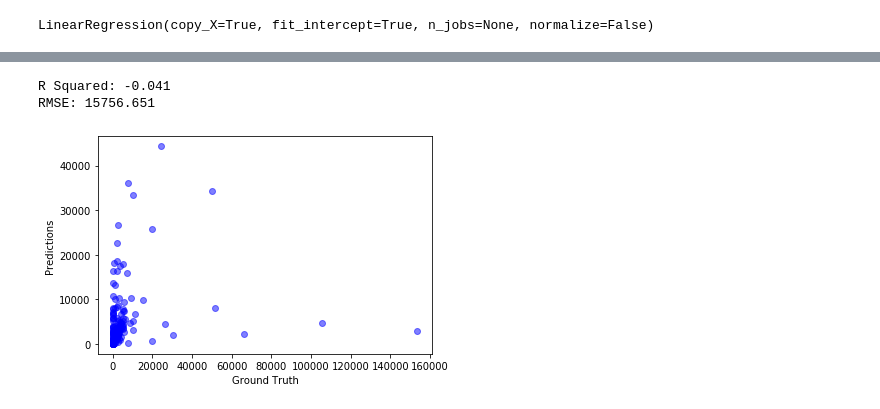
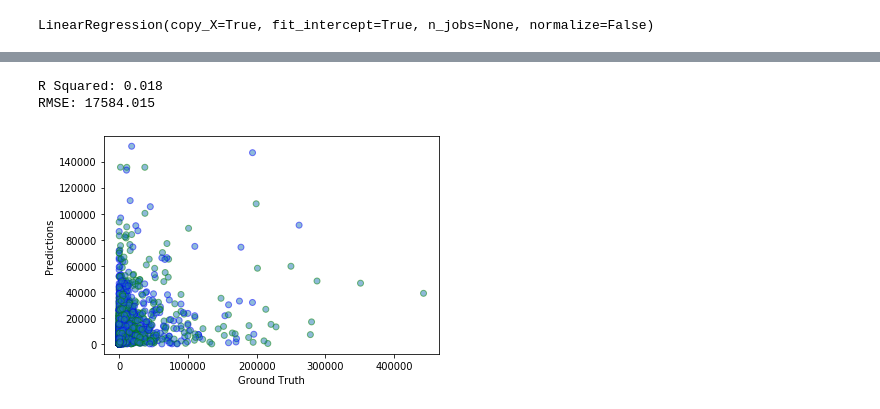
Before and after one commit to ronaldjs/BigDataModels, a Jupyter notebook: Task-3-OneCredit.ipynb, the cells around one changed output, grey strips where cells are left out. Cells and saved outputs as stored; diff of their text form; code cells hidden in the pictures.

```diff
--- a/Task-3-OneCredit.ipynb
+++ b/Task-3-OneCredit.ipynb
@@ -23,7 +23,7 @@ from sklearn.model_selection import cross_val_score
 
 from sklearn.model_selection import train_test_split
 # %%
-rawData  = pd.read_csv(r'C:\Users\RJimenez\Desktop\defaultCards.csv', header =1)
+rawData  = pd.read_csv(r'defaultCards.csv', header =1)
 # %%
 rawData.info()
 # %% [output]
@@ -177,7 +149,7 @@ Name: PAY_AMT6, dtype: int64
 # %%
 from sklearn.model_selection import train_test_split
 # %%
-X_train, X_test, y_train, y_test = train_test_split(X_train, y_train)
+X_train, X_test, y_train, y_test = train_test_split(features, depVar)
 # %%
 X_train.shape, X_test.shape
 # %% [output]
@@ -185,3 +156,0 @@ X_train.shape, X_test.shape
-# %%
-X_train, X_test, y_train, y_test = train_test_split(X_train, y_train)
-X_train.shape, X_test.shape
@@ -290,12 +259,12 @@ rmse = sqrt(mean_squared_error(y_test, predictions))
 print('R Squared: %.3f' % predRsquared)
 print('RMSE: %.3f' % rmse)
 # %% [output]
-R Squared: -0.041
-RMSE: 15756.651
+R Squared: 0.018
+RMSE: 17584.015
 # %%
-plt.scatter(y_test, predictions, color='blue' , alpha = 0.5)
+plt.scatter(y_test, predictions, edgecolor=['blue', 'green'] , alpha = 0.5)
 plt.xlabel('Ground Truth')
 plt.ylabel('Predictions')
 plt.show();
 # %% [output]
-[figure, old version]
+[figure, new version]
```
Also changed, not shown: parts of 15 cells of this notebook.
